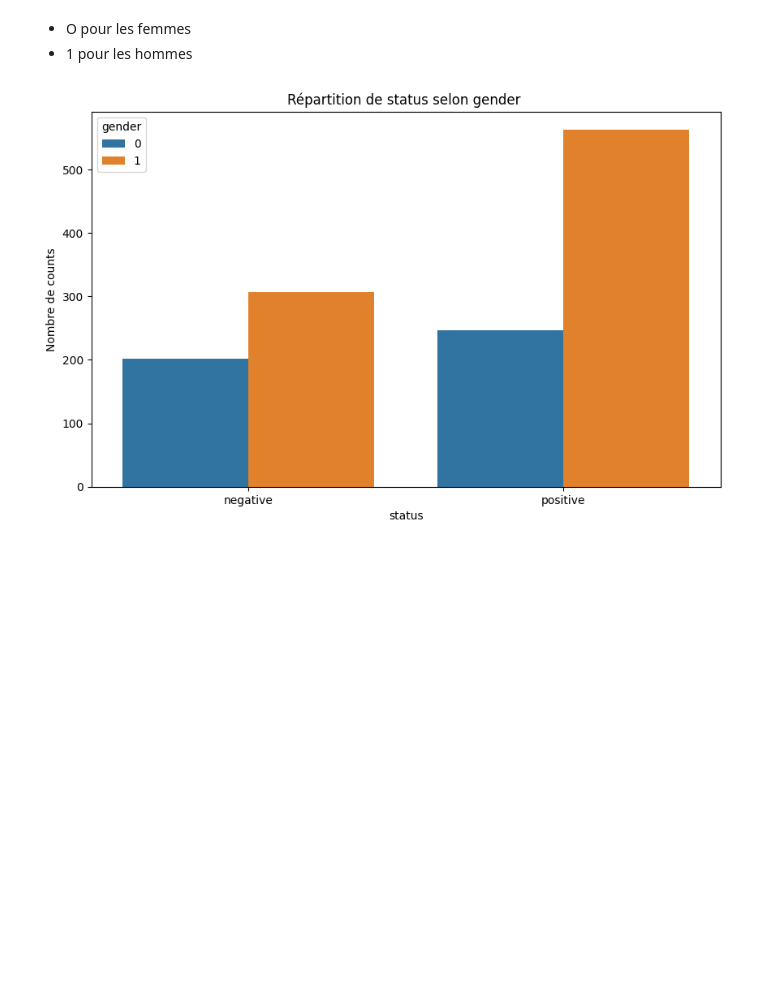
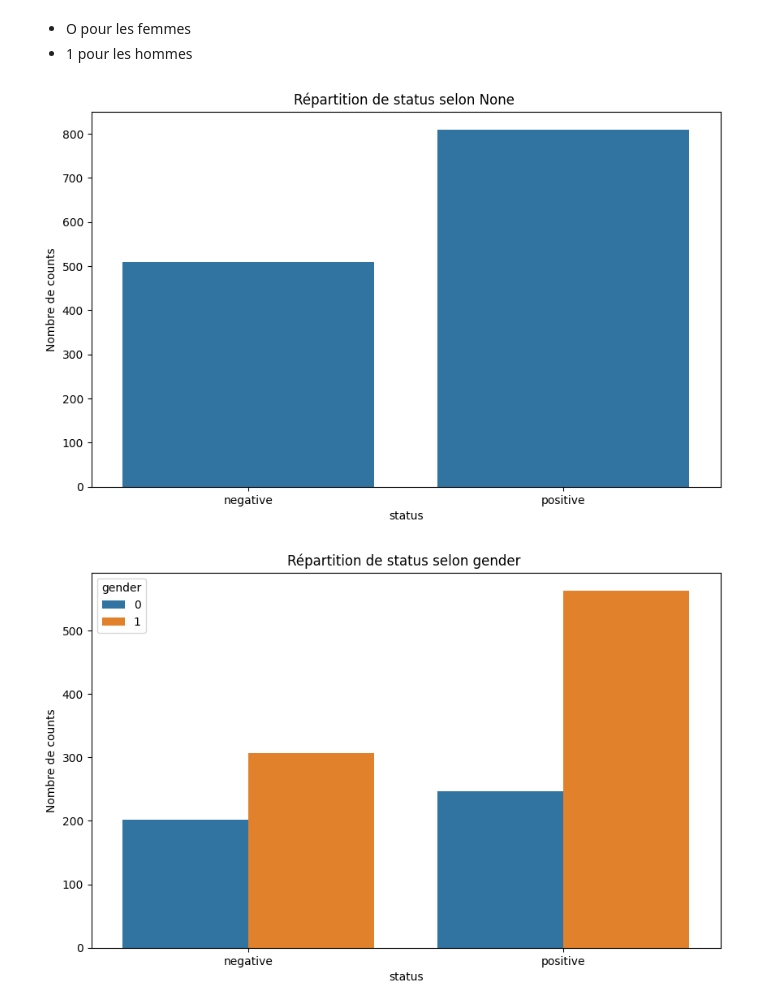
Before and after one commit to khadija199904/API_machine_learning, a Jupyter notebook: EDA.ipynb, the cells around one changed output. Drawn from its saved outputs; the diff is of its cells as text; code cells hidden in the pictures; blank space fills up the shorter version.

```diff
--- a/EDA.ipynb
+++ b/EDA.ipynb
@@ -82,7 +82,7 @@ plt.show()
 - 1 pour les hommes
 # %%
 #  Countplot pour visualiser la distribution des variables catégorielle
-def plot_countplot(df,hue, column,title=None):
+def plot_countplot(df, column, hue= None,title=None):
 
     plt.figure(figsize=(10, 6))
     sns.countplot(x=column,hue=hue, data=df)
@@ -90,6 +90,10 @@ def plot_countplot(df,hue, column,title=None):
     plt.xlabel(column)
     plt.ylabel("Nombre de counts")
     plt.show()
+# %%
+plot_countplot(df,column='status')
+# %% [output]
+[figure, added]
 # %%
 plot_countplot(df, hue = 'gender' , column='status')
 # %% [output]
```
Also changed, not shown: parts of 1 cell of this notebook, 4 other files.
